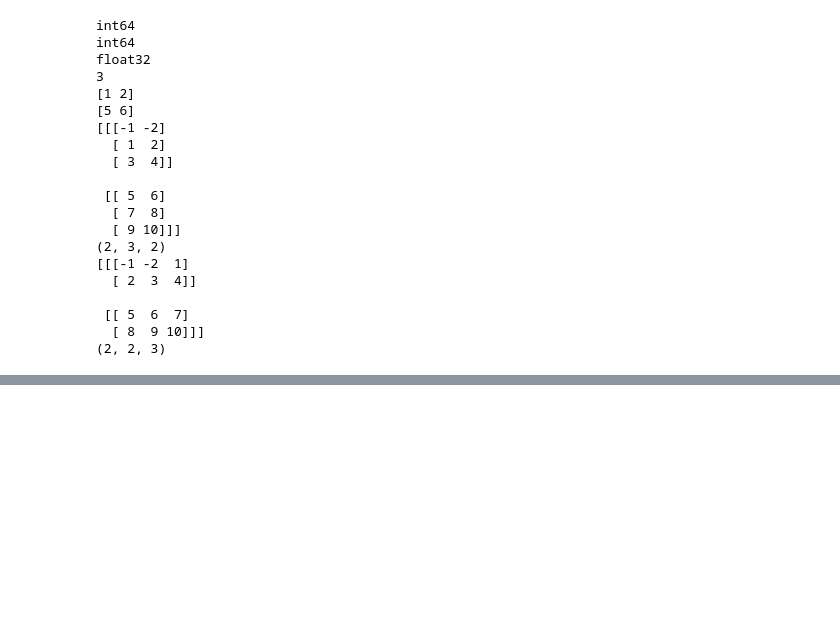
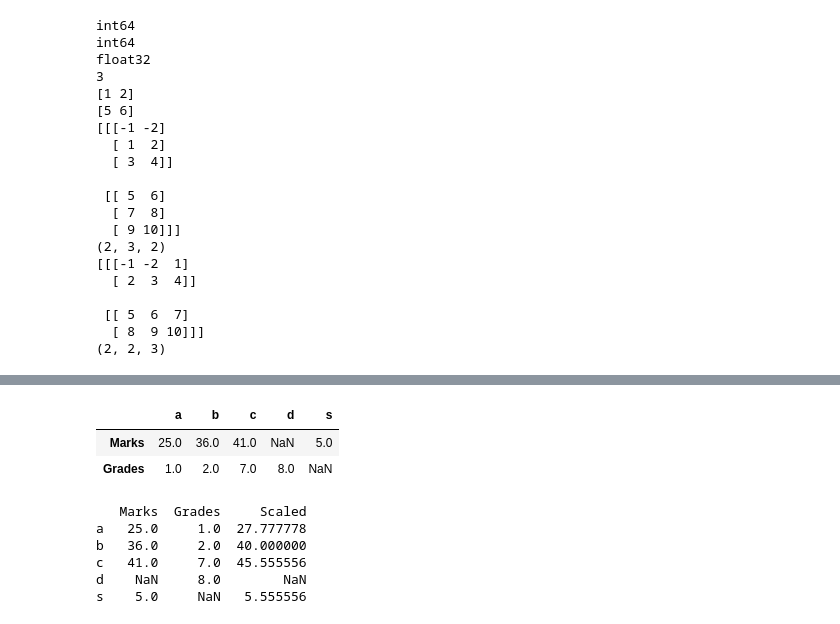
Before and after one commit to KARTIKEYgarg1/udemy-data-science-and-ml, a Jupyter notebook: Practice.ipynb, the cells around one changed output, grey strips where cells are left out. Drawn from its saved outputs; the diff is of its cells as text; code cells hidden in the pictures; blank space fills up the shorter version.

```diff
--- a/Practice.ipynb
+++ b/Practice.ipynb
@@ -123,0 +131,27 @@ print(np.random.rand(10))
+# %%
+import pandas as pd
+data=pd.Series([25,36,41,5],index=['a','b','c','s'])
+data1=pd.Series([2,6,1,51])
+data2=pd.Series([1,2,7,8],index=['a','b','c','d'])
+# data
+# data.values
+# data.index
+# data1
+# data['a':'c']
+D=pd.DataFrame({'Marks':data,'Grades':data2})
+# D
+D.T
+# %% [output]
+|  | a | b | c | d | s |
+| Marks | 25.0 | 36.0 | 41.0 | NaN | 5.0 |
+| Grades | 1.0 | 2.0 | 7.0 | 8.0 | NaN |
+# %%
+D['Scaled']=100*(D['Marks']/90)
+print(D)
+# %% [output]
+   Marks  Grades     Scaled
+a   25.0     1.0  27.777778
+b   36.0     2.0  40.000000
+c   41.0     7.0  45.555556
+d    NaN     8.0        NaN
+s    5.0     NaN   5.555556
```
Also changed, not shown: parts of 6 cells of this notebook.
